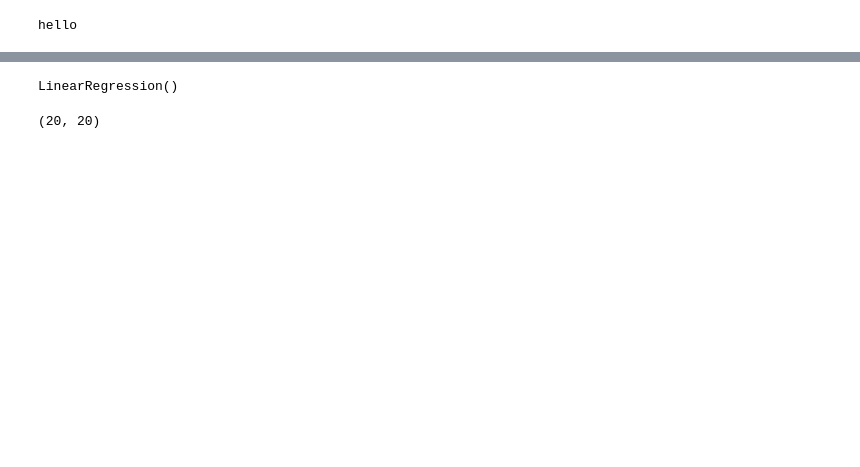
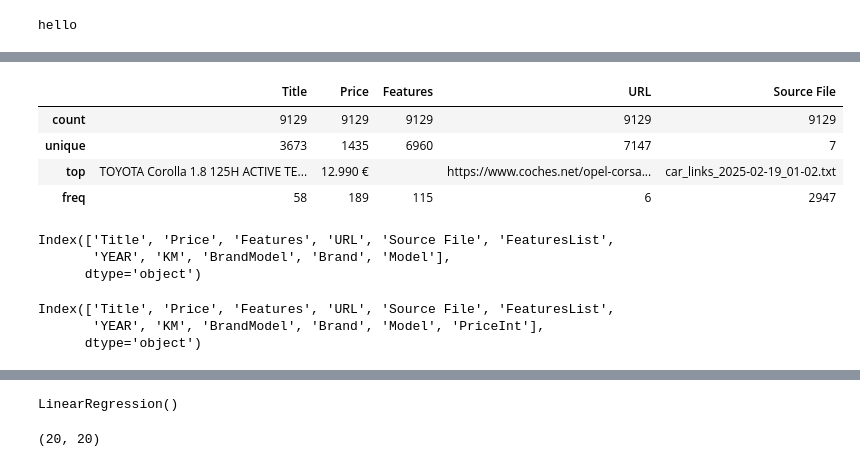
Before and after one commit to Josito3000/Awdint, a Jupyter notebook: DataAnalysis/FirstDataAnalysis.ipynb, the cells around one changed output, grey strips where cells are left out. Saved outputs shown, nothing was run; the diff lists cells and outputs as text; code cells hidden in the pictures; blank space fills up the shorter version.

```diff
--- a/DataAnalysis/FirstDataAnalysis.ipynb
+++ b/DataAnalysis/FirstDataAnalysis.ipynb
@@ -23,3 +51,11 @@ df = df.dropna()
+# %%
+df.describe()
+# %% [output]
+|  | Title | Price | Features | URL | Source File |
+| count | 9129 | 9129 | 9129 | 9129 | 9129 |
+| unique | 3673 | 1435 | 6960 | 7147 | 7 |
+| top | TOYOTA Corolla 1.8 125H ACTIVE TE... | 12.990 € |  | https://www.coches.net/opel-corsa... | car_links_2025-02-19_01-02.txt |
+| freq | 58 | 189 | 115 | 6 | 2947 |
 # %%
 # Split features into separate columns
 df["FeaturesList"] = df["Features"].str.split(", ")
@@ -28,6 +64,20 @@ features_df = df["FeaturesList"].apply(pd.Series)
 #concatenate back the desired features
 df = pd.concat([df, features_df.iloc[:, [0, 1]]], axis=1)
 df = df.rename(columns={1: "KM", 0: "YEAR"})
+# %%
+# Split features into separate columns
+df["BrandModel"] = df["Title"].str.split(" ")
+features_df = df["BrandModel"].apply(pd.Series)
+
+#concatenate back the desired features
+df = pd.concat([df, features_df.iloc[:, [0, 1]]], axis=1)
+df = df.rename(columns={1: "Model", 0: "Brand"})
+
+print(df.columns)
+# %% [output]
+Index(['Title', 'Price', 'Features', 'URL', 'Source File', 'FeaturesList',
+       'YEAR', 'KM', 'BrandModel', 'Brand', 'Model'],
+      dtype='object')
 # %%
 # Clean and convert YEAR column
 df["YEAR"] = (
@@ -53,3 +103,8 @@ df["KM"] = df["KM"].str.replace(r"[^\d]", "", regex=True).astype(float) # Conver
 df = df.dropna()
 
 df = df.sort_values("KM")
+print(df.columns)
+# %% [output]
+Index(['Title', 'Price', 'Features', 'URL', 'Source File', 'FeaturesList',
+       'YEAR', 'KM', 'BrandModel', 'Brand', 'Model', 'PriceInt'],
+      dtype='object')
```
Also changed, not shown: parts of 10 cells of this notebook, 46 other files.
